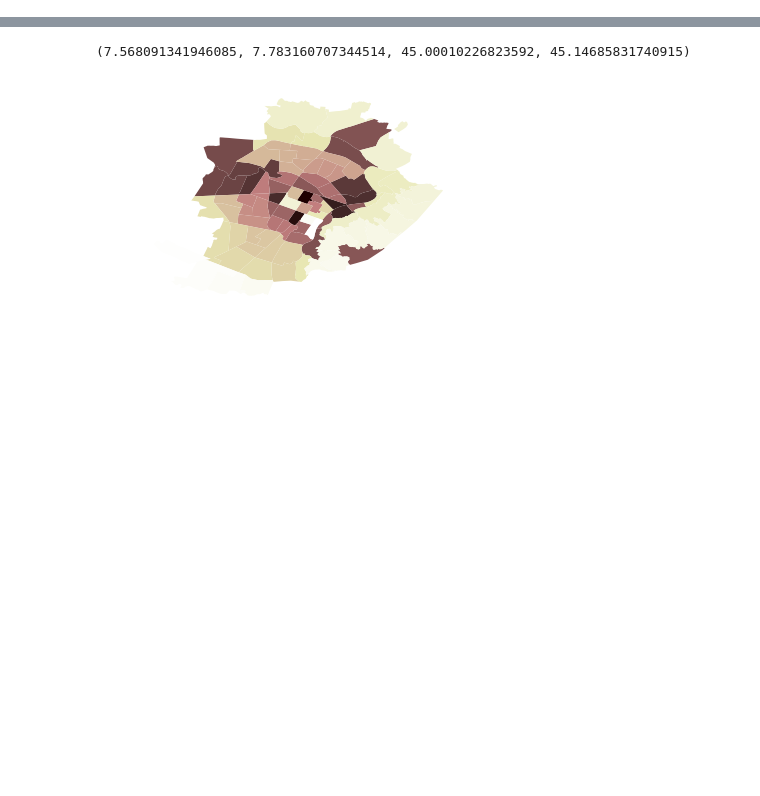
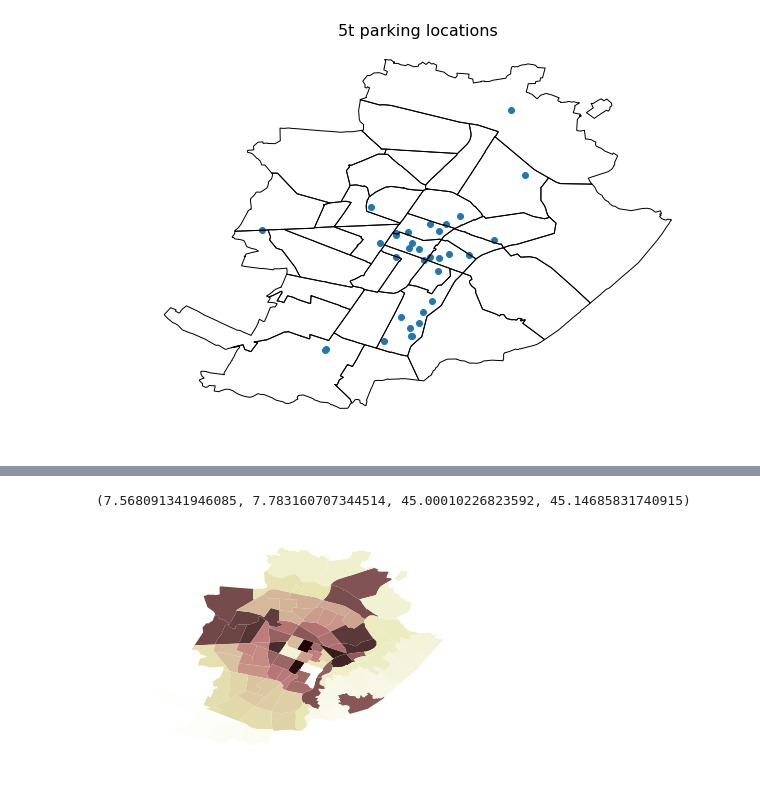
Before and after one commit to EArtiges/Lagrange_Progetto, a Jupyter notebook: Plotter2.ipynb, the cells around one changed output, grey strips where cells are left out. Cells and saved outputs as stored; diff of their text form; code cells hidden in the pictures; blank space fills up the shorter version.

```diff
--- a/Plotter2.ipynb
+++ b/Plotter2.ipynb
@@ -18,0 +53,21 @@ SyntaxError: invalid syntax (Instaplot.py, line 117)
+# %%
+Parkings_latlng=[c for c in Parkings.split(' ') if 'lat' in c or 'lng' in c]
+# %%
+Parkings_coords=[]
+while(Parkings_latlng):
+    lat=''.join([char for char in Parkings_latlng.pop(0) if char.isdigit() or char=='.'])
+    lng=''.join([char for char in Parkings_latlng.pop(0) if char.isdigit() or char=='.'])
+    Parkings_coords.append((float(lng),float(lat)))
+# %%
+Parkings_coords=[Point(a) for a in Parkings_coords]
+# %%
+df_parkings=geopandas.GeoDataFrame(columns=['geometry'],data=Parkings_coords)
+# %%
+fig,ax=plt.subplots(figsize=(10,10))
+df_parkings.plot(ax=ax)
+df_cap.plot(ax=ax,color=(0,0,0,0),edgecolor='k')
+plt.axis('off')
+plt.title('5t parking locations',fontsize='16')
+plt.savefig('5t_parking_locs.pdf')
+# %% [output]
+[figure, added]
```
Also changed, not shown: parts of 4 cells of this notebook, 31 other files.
